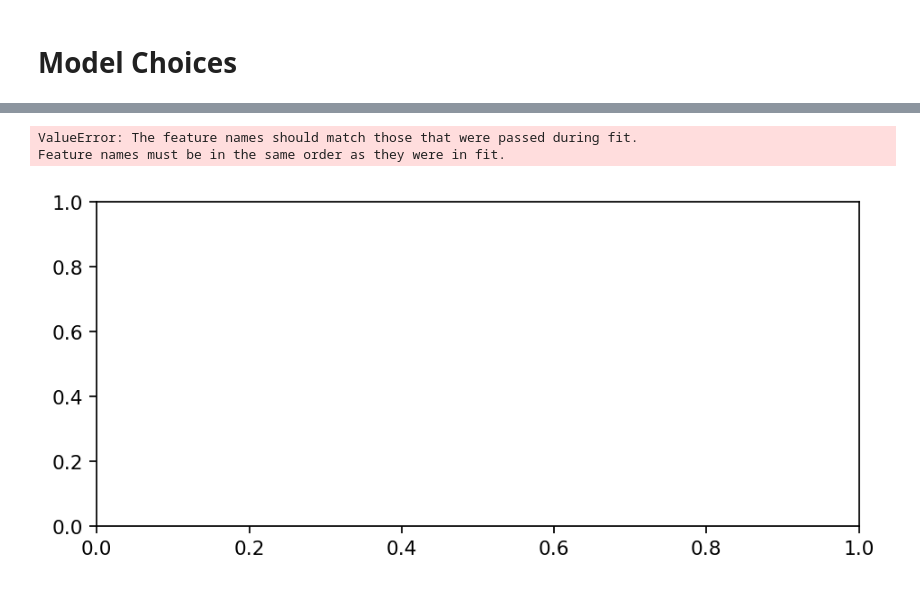
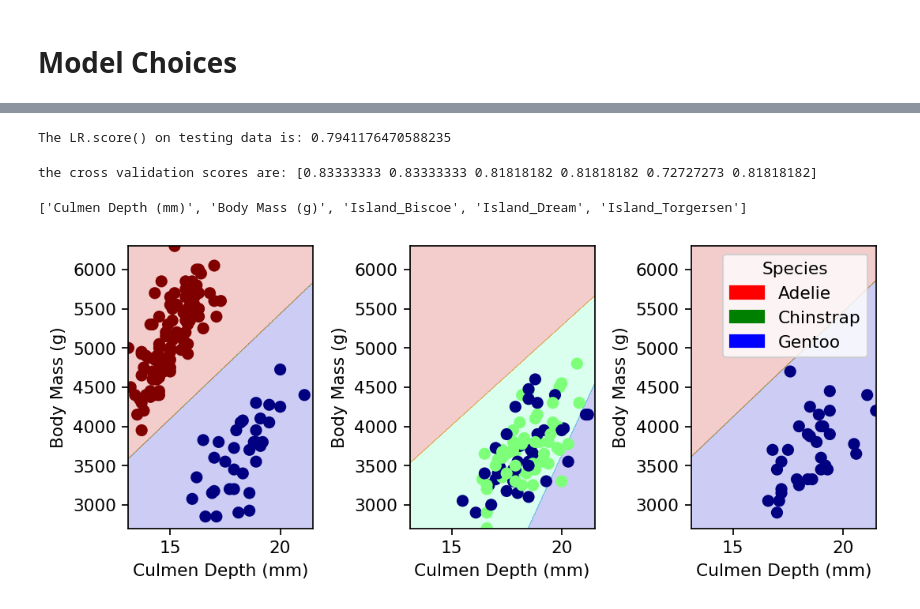
Before and after one commit to Xianzhiwang1/CS0451-page-site, a Jupyter notebook: posts/my-blog-post-08-Palmer-Penguins/index.ipynb, the cells around one changed output, grey strips where cells are left out. Cells and saved outputs as stored; diff of their text form; code cells hidden in the pictures.

```diff
--- a/posts/my-blog-post-08-Palmer-Penguins/index.ipynb
+++ b/posts/my-blog-post-08-Palmer-Penguins/index.ipynb
@@ -98,0 +107,20 @@ LR.score(X_test[cols], y_test)
+# %%
+cols = ["Flipper Length (mm)", "Body Mass (g)", "Clutch Completion_No", "Clutch Completion_Yes"]
+cols = ['Flipper Length (mm)', 'Culmen Depth (mm)', 'Flipper Length (mm)']
+cols = ['Culmen Length (mm)', 'Culmen Depth (mm)', 'Body Mass (g)']
+
+
+cols = ['Culmen Length (mm)', 'Culmen Depth (mm)', 'Body Mass (g)',
+        'Sex_FEMALE', 'Sex_MALE']
+
+cols = ['Culmen Length (mm)', 'Culmen Depth (mm)', 'Body Mass (g)',
+        'Island_Biscoe', 'Island_Dream', 'Island_Torgersen']
+
+cols = ['Culmen Length (mm)', 'Culmen Depth (mm)', 'Body Mass (g)',
+        'Clutch Completion_No', 'Clutch Completion_Yes']
+
+cols = ['Culmen Depth (mm)', 'Body Mass (g)',
+        'Island_Biscoe', 'Island_Dream', 'Island_Torgersen']
+LR = LogisticRegression()
+LR.fit(X_train[cols], y_train)
+LR.score(X_test[cols], y_test)
@@ -99,8 +136,18 @@ LR.score(X_test[cols], y_test)
+# %%
+print(f"The LR.score() on testing data is: {LR.score(X_test[cols], y_test)}")
+# %% [output]
+The LR.score() on testing data is: 0.7941176470588235
+# %%
+cross_v_score = cross_val_score(LR, X_test[cols], y_test, cv = 6)
+print(f"the cross validation scores are: {cross_v_score}")
+# %% [output]
+the cross validation scores are: [0.83333333 0.83333333 0.81818182 0.81818182 0.72727273 0.81818182]
 # %%
-plt.rcParams["figure.figsize"] = (4,4)
+# plt.rcParams["figure.figsize"] = (4,4)
+print(cols)
 plt.rcParams['figure.dpi'] = 156
-PG.plot_regions(LR, X_test[cols], y_test)
+# PG.plot_regions(LR, X_test[cols], y_test)
+PG.plot_regions(LR, X_train[cols], y_train)
 # %% [output]
-ValueError: The feature names should match those that were passed during fit.
-Feature names must be in the same order as they were in fit.
+['Culmen Depth (mm)', 'Body Mass (g)', 'Island_Biscoe', 'Island_Dream', 'Island_Torgersen']
-[figure, old version]
+[figure, new version]
```
Also changed, not shown: parts of 9 cells of this notebook, 1 other file.
